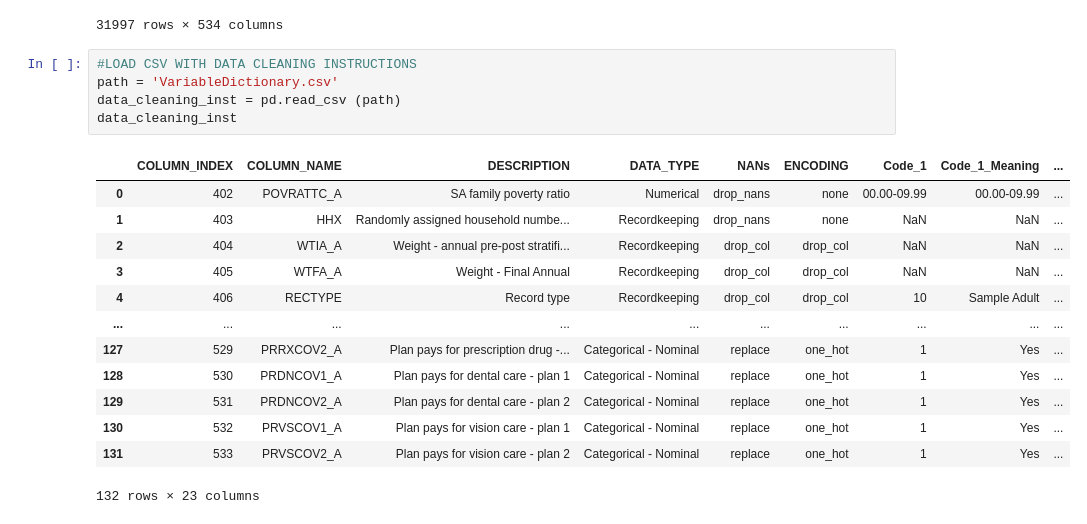
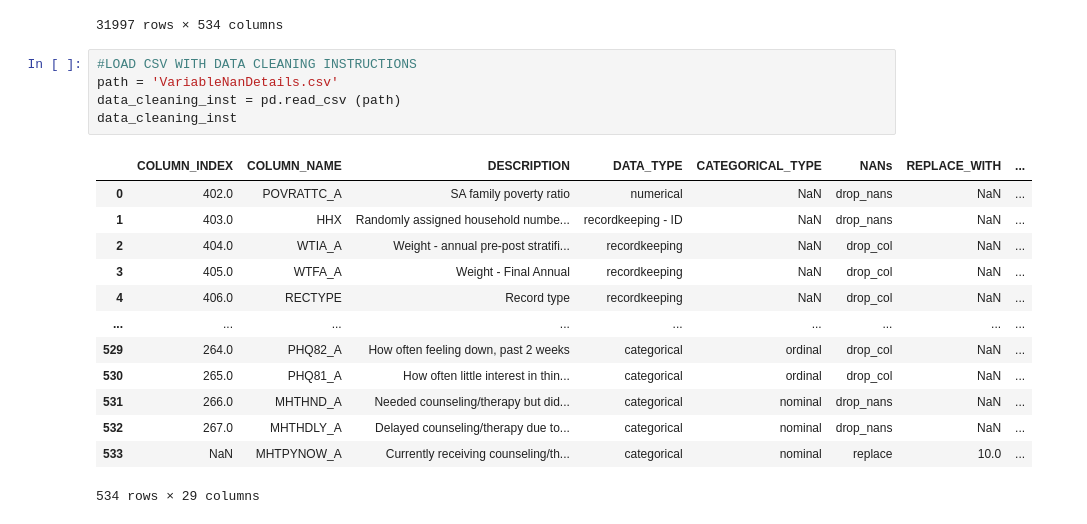
Before and after one commit to ifrancke/CS254-Final, a Jupyter notebook: Data_Cleaning_Final.ipynb, the cells around one changed output. Cells and saved outputs as stored; diff of their text form.

```diff
--- a/Data_Cleaning_Final.ipynb
+++ b/Data_Cleaning_Final.ipynb
@@ -26,21 +26,21 @@ interviewData
 31997 rows × 534 columns
 # %%
 #LOAD CSV WITH DATA CLEANING INSTRUCTIONS
-path = 'VariableDictionary.csv'
+path = 'VariableNanDetails.csv'
 data_cleaning_inst = pd.read_csv (path)
 data_cleaning_inst
 # %% [output]
-|  | COLUMN_INDEX | COLUMN_NAME | DESCRIPTION | DATA_TYPE | NANs | ENCODING | Code_1 | Code_1_Meaning | ... |
-| 0 | 402 | POVRATTC_A | SA family poverty ratio | Numerical | drop_nans | none | 00.00-09.99 | 00.00-09.99 | ... |
-| 1 | 403 | HHX | Randomly assigned household numbe... | Recordkeeping | drop_nans | none | NaN | NaN | ... |
-| 2 | 404 | WTIA_A | Weight - annual pre-post stratifi... | Recordkeeping | drop_col | drop_col | NaN | NaN | ... |
-| 3 | 405 | WTFA_A | Weight - Final Annual | Recordkeeping | drop_col | drop_col | NaN | NaN | ... |
-| 4 | 406 | RECTYPE | Record type | Recordkeeping | drop_col | drop_col | 10 | Sample Adult | ... |
-| ... | ... | ... | ... | ... | ... | ... | ... | ... | ... |
-| 127 | 529 | PRRXCOV2_A | Plan pays for prescription drug -... | Categorical - Nominal | replace | one_hot | 1 | Yes | ... |
-| 128 | 530 | PRDNCOV1_A | Plan pays for dental care - plan 1 | Categorical - Nominal | replace | one_hot | 1 | Yes | ... |
-| 129 | 531 | PRDNCOV2_A | Plan pays for dental care - plan 2 | Categorical - Nominal | replace | one_hot | 1 | Yes | ... |
-| 130 | 532 | PRVSCOV1_A | Plan pays for vision care - plan 1 | Categorical - Nominal | replace | one_hot | 1 | Yes | ... |
-| 131 | 533 | PRVSCOV2_A | Plan pays for vision care - plan 2 | Categorical - Nominal | replace | one_hot | 1 | Yes | ... |
+|  | COLUMN_INDEX | COLUMN_NAME | DESCRIPTION | DATA_TYPE | CATEGORICAL_TYPE | NANs | REPLACE_WITH | ... |
+| 0 | 402.0 | POVRATTC_A | SA family poverty ratio | numerical | NaN | drop_nans | NaN | ... |
+| 1 | 403.0 | HHX | Randomly assigned household numbe... | recordkeeping - ID | NaN | drop_nans | NaN | ... |
+| 2 | 404.0 | WTIA_A | Weight - annual pre-post stratifi... | recordkeeping | NaN | drop_col | NaN | ... |
+| 3 | 405.0 | WTFA_A | Weight - Final Annual | recordkeeping | NaN | drop_col | NaN | ... |
+| 4 | 406.0 | RECTYPE | Record type | recordkeeping | NaN | drop_col | NaN | ... |
+| ... | ... | ... | ... | ... | ... | ... | ... | ... |
+| 529 | 264.0 | PHQ82_A | How often feeling down, past 2 weeks | categorical | ordinal | drop_col | NaN | ... |
+| 530 | 265.0 | PHQ81_A | How often little interest in thin... | categorical | ordinal | drop_col | NaN | ... |
+| 531 | 266.0 | MHTHND_A | Needed counseling/therapy but did... | categorical | nominal | drop_nans | NaN | ... |
+| 532 | 267.0 | MHTHDLY_A | Delayed counseling/therapy due to... | categorical | nominal | drop_nans | NaN | ... |
+| 533 | NaN | MHTPYNOW_A | Currently receiving counseling/th... | categorical | nominal | replace | 10.0 | ... |
-132 rows × 23 columns
+534 rows × 29 columns
 # %%
```
Also changed, not shown: parts of 13 cells of this notebook.
